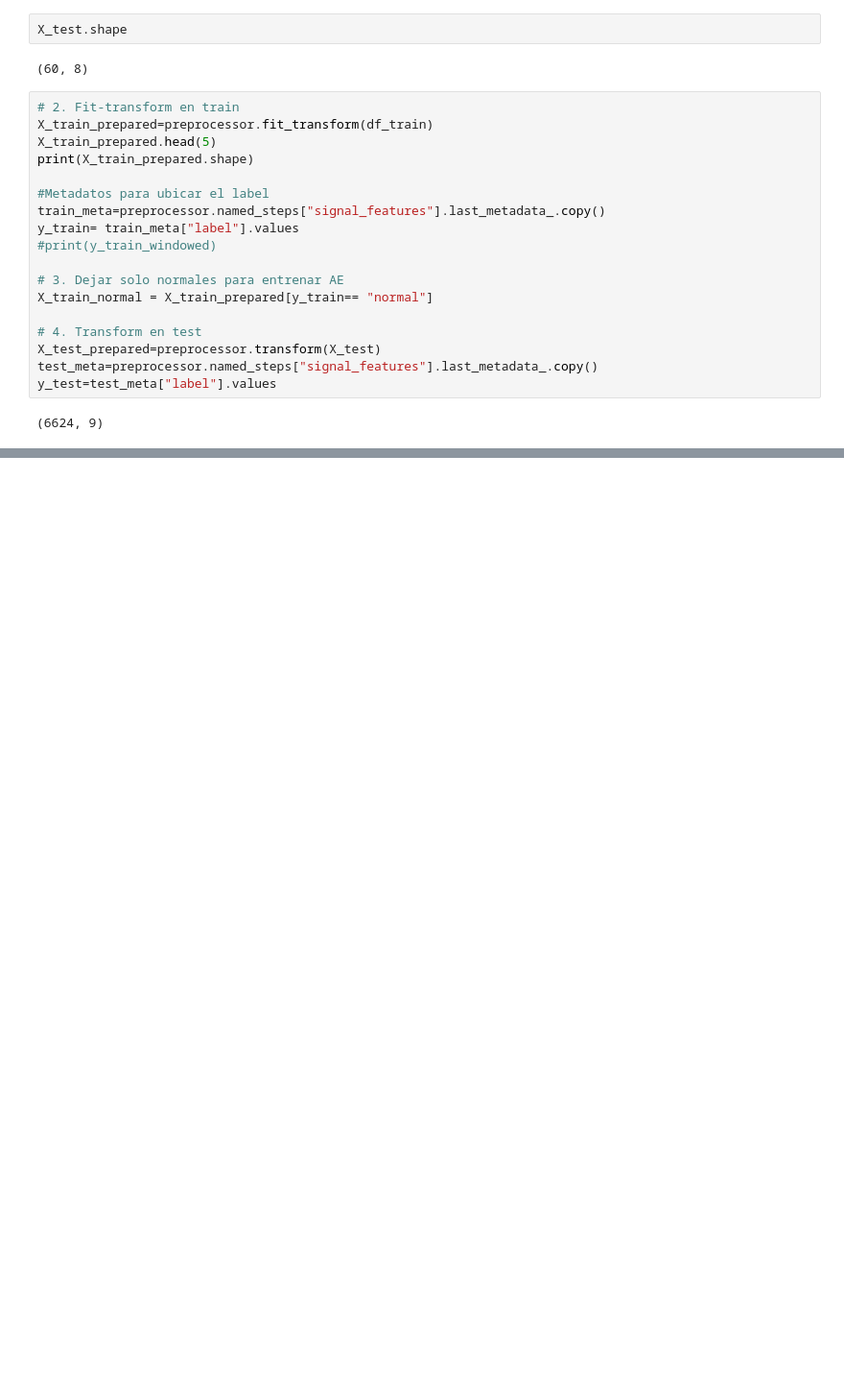
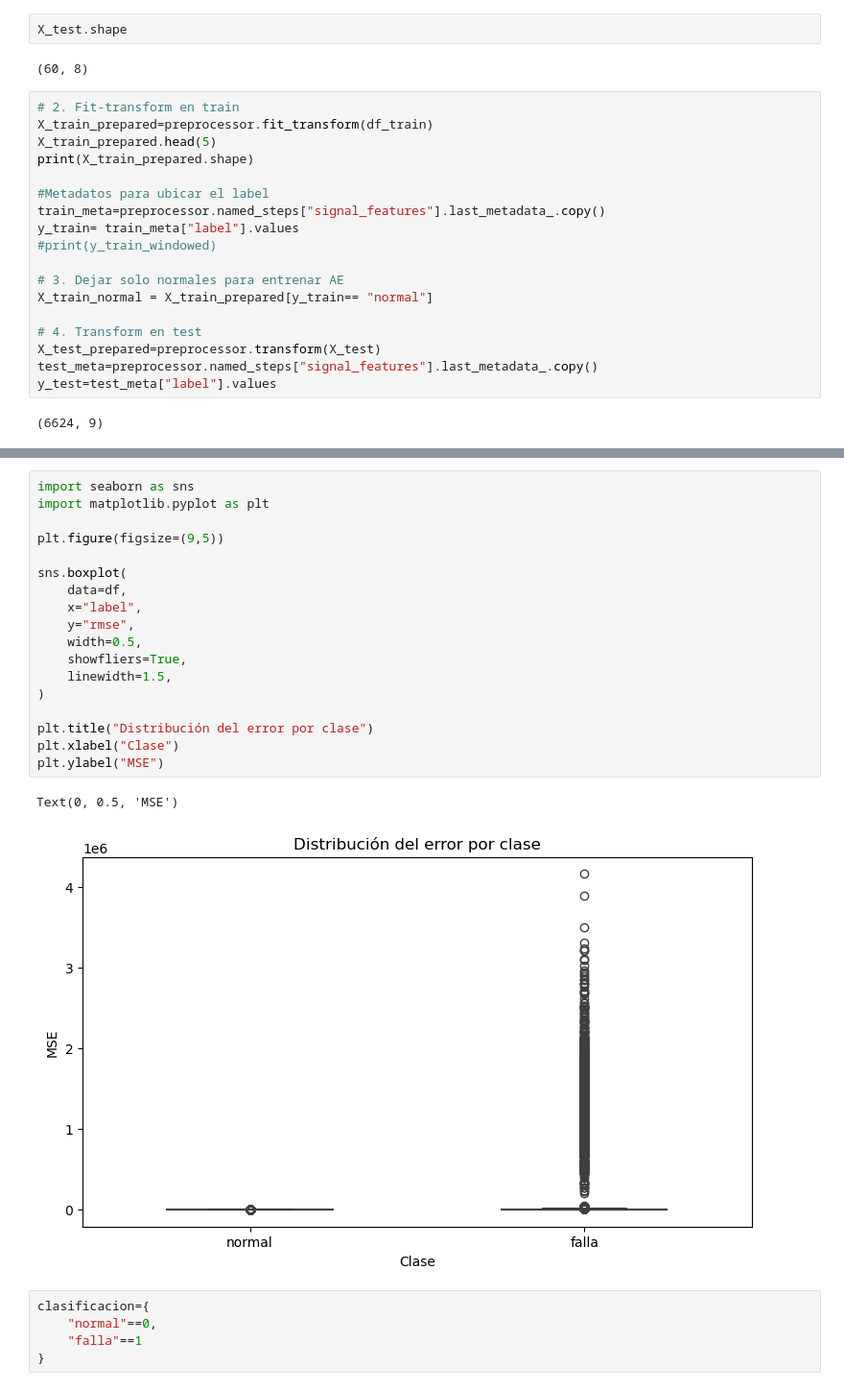
Before and after one commit to choppeb7/Autoencoders-mantenimiento-predictivo, a Jupyter notebook: Detección de Anomalías en Vibración.ipynb, the cells around one changed output, grey strips where cells are left out. Shown at 96% size. Drawn from its saved outputs; the diff is of its cells as text; blank space fills up the shorter version.

```diff
--- a/Detección de Anomalías en Vibración.ipynb
+++ b/Detección de Anomalías en Vibración.ipynb
@@ -510,0 +641,26 @@ plt.show()
+# %%
+import seaborn as sns
+import matplotlib.pyplot as plt
+
+plt.figure(figsize=(9,5))
+
+sns.boxplot(
+    data=df,
+    x="label",
+    y="rmse",
+    width=0.5,
+    showfliers=True,
+    linewidth=1.5,
+)
+
+plt.title("Distribución del error por clase")
+plt.xlabel("Clase")
+plt.ylabel("MSE")
+# %% [output]
+Text(0, 0.5, 'MSE')
+[figure, added]
+# %%
+clasificacion={
+    "normal"==0,
+    "falla"==1
+}
```
Also changed, not shown: parts of 29 cells of this notebook, 1 other file.
